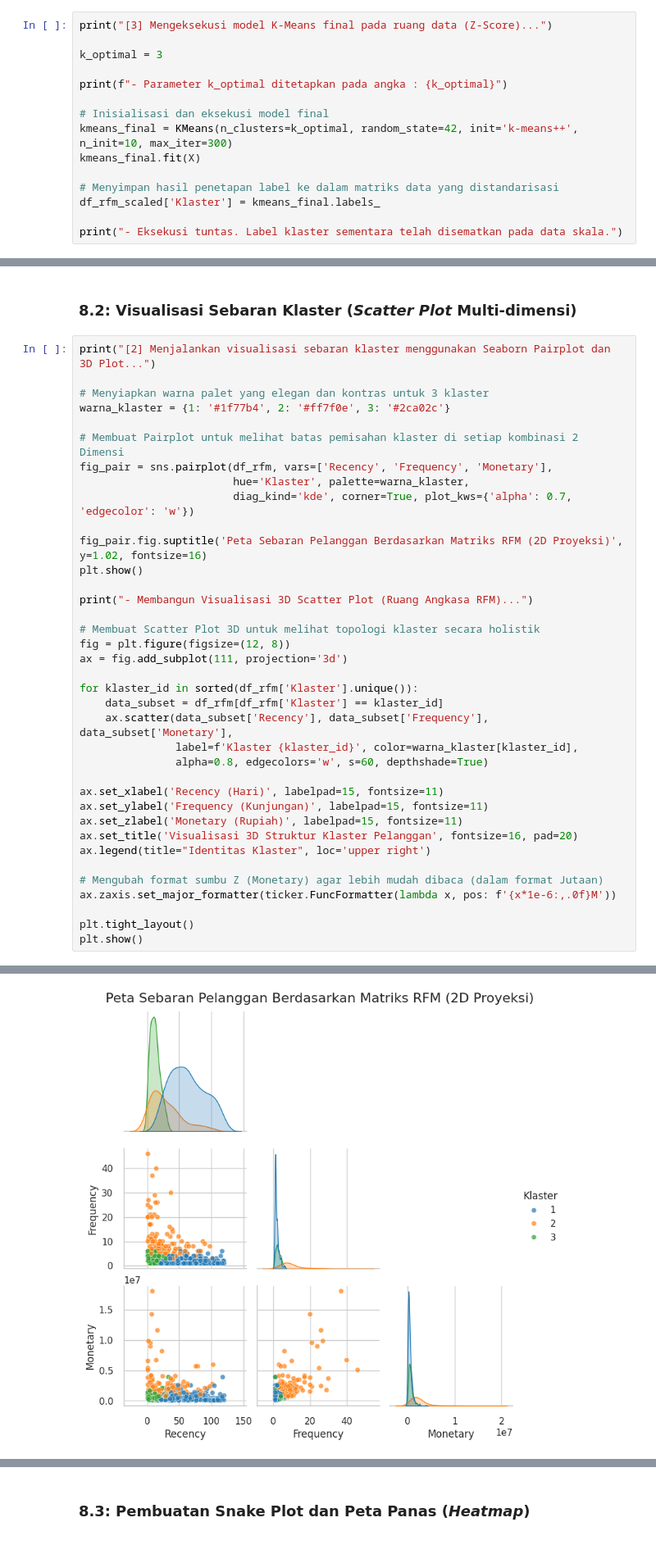
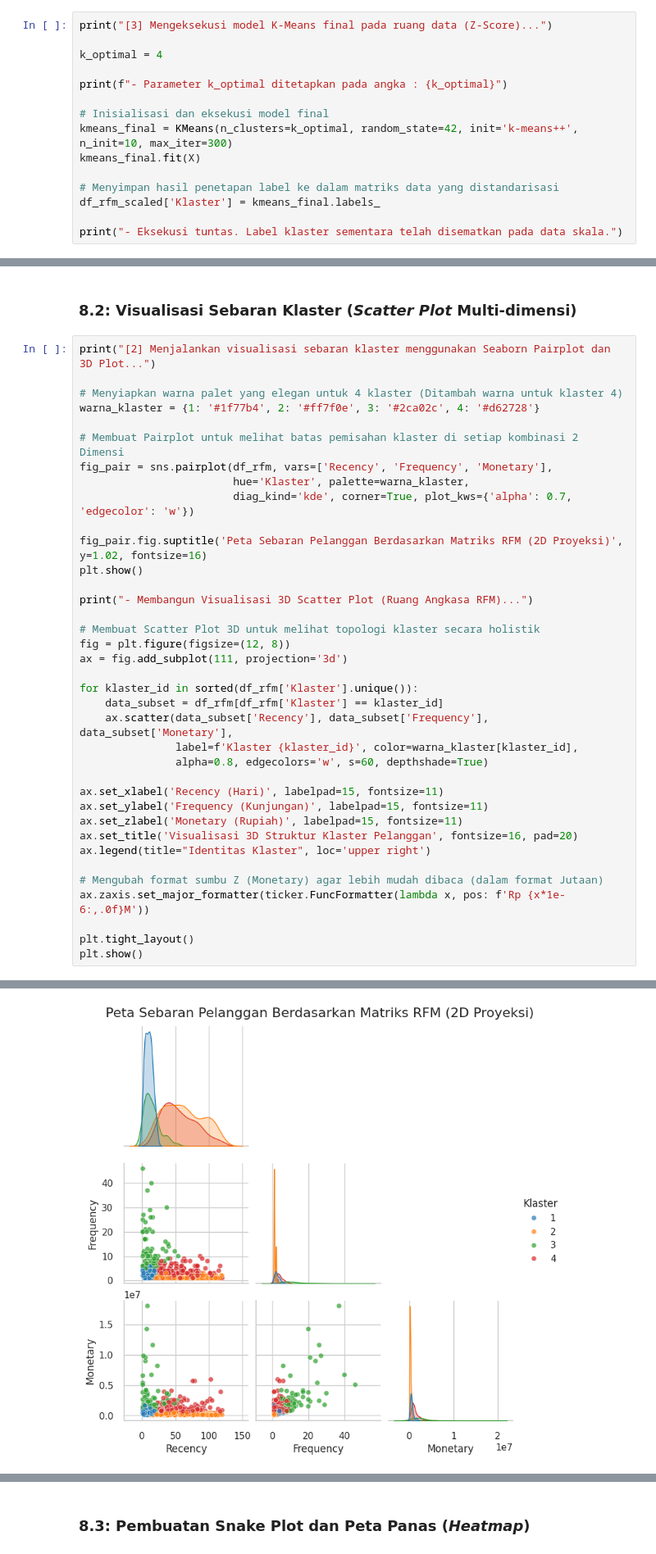
Before and after one commit to LatiefDataVisionary/DeepRice-Classifier-CNN, a Jupyter notebook: Notebook_KP.ipynb, the cells around one changed output, grey strips where cells are left out. Shown at 82% size. Cells and saved outputs as stored; diff of their text form.

```diff
--- a/Notebook_KP.ipynb
+++ b/Notebook_KP.ipynb
@@ -1425,7 +1627,7 @@ plt.show()
 # %%
 print("[3] Mengeksekusi model K-Means final pada ruang data (Z-Score)...")
 
-k_optimal = 3
+k_optimal = 4
 
 print(f"- Parameter k_optimal ditetapkan pada angka : {k_optimal}")
 
@@ -1513,41 +1717,41 @@ display(rfm_summary)
 # %%
 print("[2] Menjalankan visualisasi sebaran klaster menggunakan Seaborn Pairplot dan 3D Plot...")
 
-# Menyiapkan warna palet yang elegan dan kontras untuk 3 klaster
-warna_klaster = {1: '#1f77b4', 2: '#ff7f0e', 3: '#2ca02c'}
+# Menyiapkan warna palet yang elegan untuk 4 klaster (Ditambah warna untuk klaster 4)
+warna_klaster = {1: '#1f77b4', 2: '#ff7f0e', 3: '#2ca02c', 4: '#d62728'}
 
 # Membuat Pairplot untuk melihat batas pemisahan klaster di setiap kombinasi 2 Dimensi
 fig_pair = sns.pairplot(df_rfm, vars=['Recency', 'Frequency', 'Monetary'],
                         hue='Klaster', palette=warna_klaster,
                         diag_kind='kde', corner=True, plot_kws={'alpha': 0.7, 'edgecolor': 'w'})
 
 fig_pair.fig.suptitle('Peta Sebaran Pelanggan Berdasarkan Matriks RFM (2D Proyeksi)', y=1.02, fontsize=16)
 plt.show()
 
 print("- Membangun Visualisasi 3D Scatter Plot (Ruang Angkasa RFM)...")
 
 # Membuat Scatter Plot 3D untuk melihat topologi klaster secara holistik
 fig = plt.figure(figsize=(12, 8))
 ax = fig.add_subplot(111, projection='3d')
 
 for klaster_id in sorted(df_rfm['Klaster'].unique()):
     data_subset = df_rfm[df_rfm['Klaster'] == klaster_id]
     ax.scatter(data_subset['Recency'], data_subset['Frequency'], data_subset['Monetary'],
                label=f'Klaster {klaster_id}', color=warna_klaster[klaster_id],
                alpha=0.8, edgecolors='w', s=60, depthshade=True)
 
 ax.set_xlabel('Recency (Hari)', labelpad=15, fontsize=11)
 ax.set_ylabel('Frequency (Kunjungan)', labelpad=15, fontsize=11)
 ax.set_zlabel('Monetary (Rupiah)', labelpad=15, fontsize=11)
 ax.set_title('Visualisasi 3D Struktur Klaster Pelanggan', fontsize=16, pad=20)
 ax.legend(title="Identitas Klaster", loc='upper right')
 
 # Mengubah format sumbu Z (Monetary) agar lebih mudah dibaca (dalam format Jutaan)
-ax.zaxis.set_major_formatter(ticker.FuncFormatter(lambda x, pos: f'{x*1e-6:,.0f}M'))
+ax.zaxis.set_major_formatter(ticker.FuncFormatter(lambda x, pos: f'Rp {x*1e-6:,.0f}M'))
 
 plt.tight_layout()
 plt.show()
 # %% [output]
 [2] Menjalankan visualisasi sebaran klaster menggunakan Seaborn Pairplot dan 3D Plot...
-[figure, old version]
+[figure, new version]
 - Membangun Visualisasi 3D Scatter Plot (Ruang Angkasa RFM)...
```
Also changed, not shown: parts of 12 cells of this notebook.
